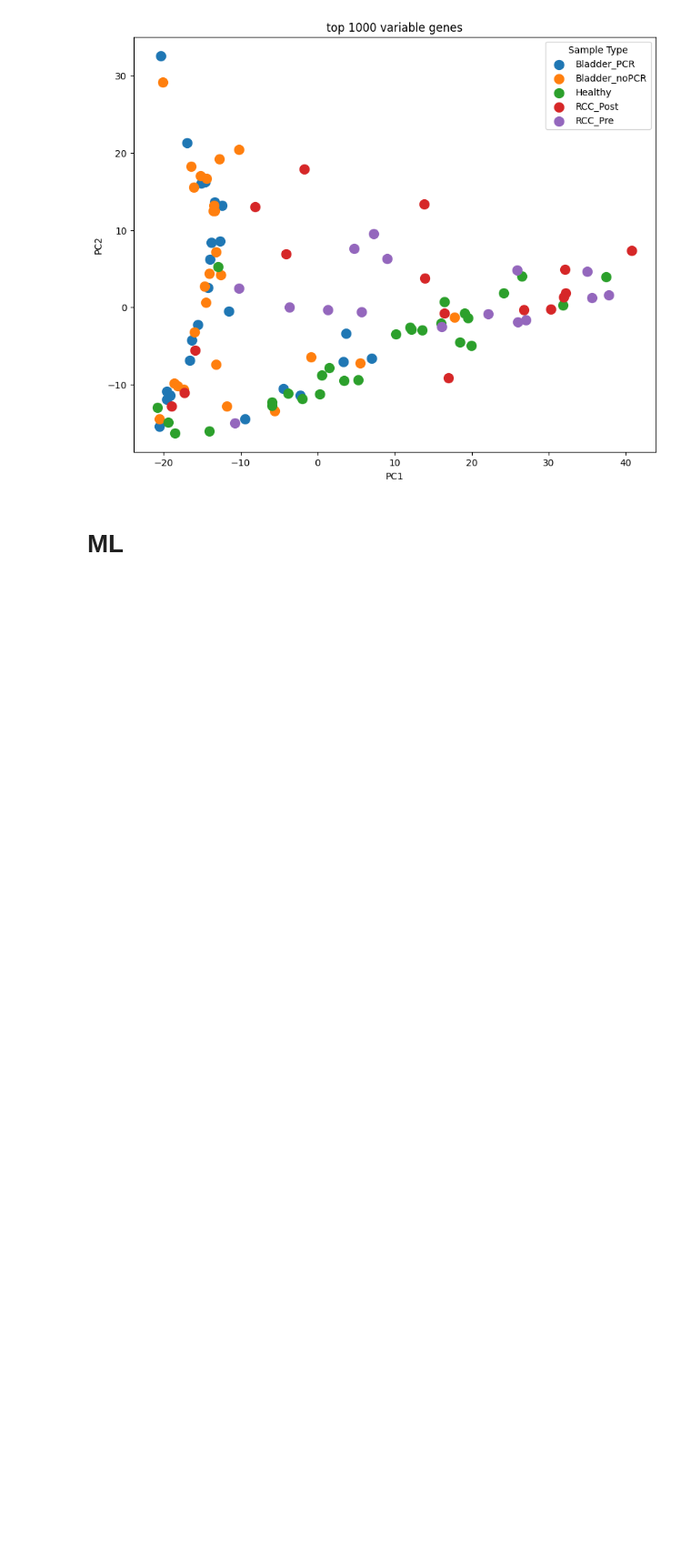
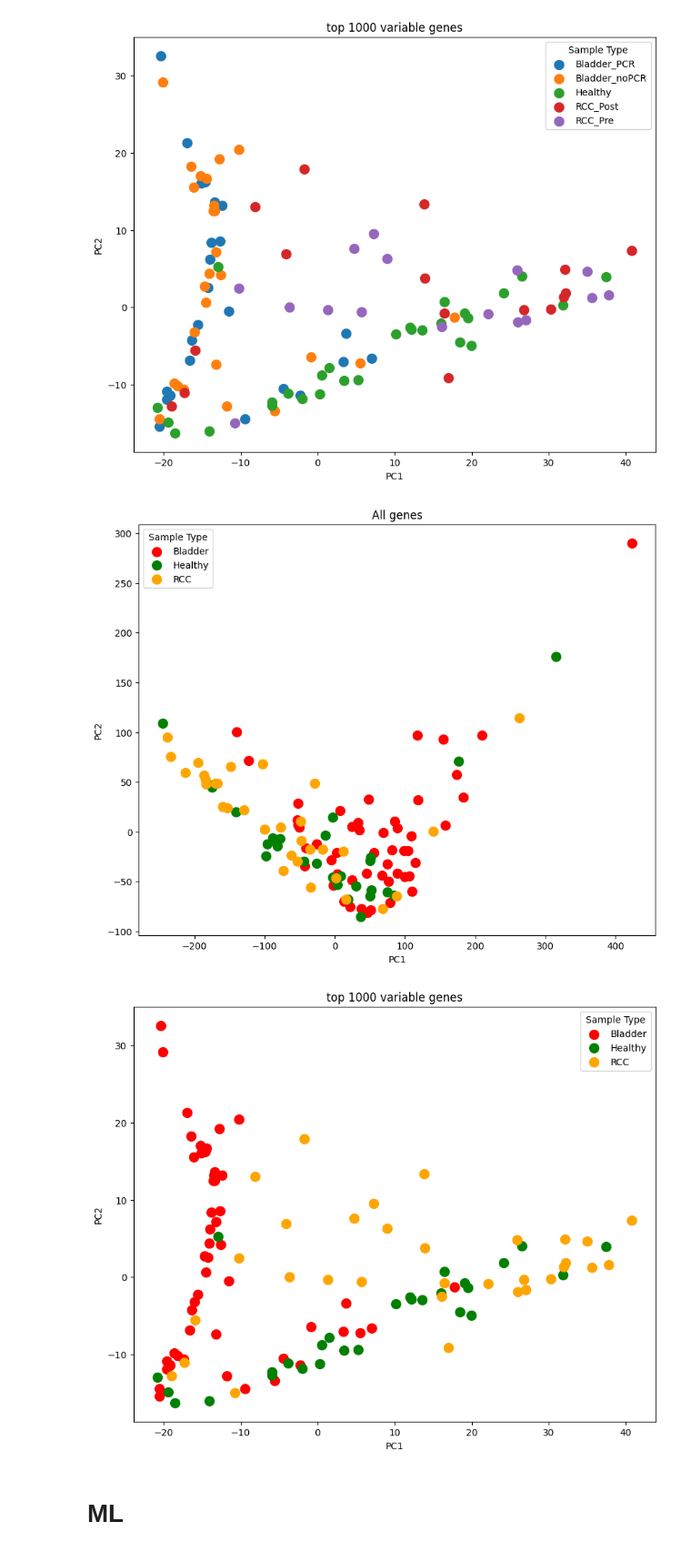
Before and after one commit to Irfanwustl/ResearchCode2_in_transition, a Jupyter notebook: cfRNA/After_TPM.ipynb, the cells around one changed output. Shown at 91% size. Drawn from its saved outputs; the diff is of its cells as text; code cells hidden in the pictures; blank space fills up the shorter version.

```diff
--- a/cfRNA/After_TPM.ipynb
+++ b/cfRNA/After_TPM.ipynb
@@ -186,5 +264,25 @@ plot_pca(df_tpm.loc[get_most_variable_genes(n=1000)],'top 1000 variable genes')
 # %% [output]
 [figure]
+# %%
+# Clone the DataFrame
+group_info_df2 = group_info_df.copy()
+
+# Define the transformation logic
+def transform_class(value):
+    if value in ['RCC_Pre', 'RCC_Post']:
+        return 'RCC'
+    elif value in ['Bladder_PCR', 'Bladder_noPCR']:
+        return 'Bladder'
+    else:
+        return value
+
+# Apply the transformation
+group_info_df2['Class'] = group_info_df2['Class'].apply(transform_class)
+plot_pca(df_tpm,  'All genes', group_info_df2,color_map = {'Bladder':'red','RCC':'orange','Healthy':'green'})
+plot_pca(df_tpm.loc[get_most_variable_genes(n=1000)],'top 1000 variable genes',group_info_df2,color_map = {'Bladder':'red','RCC':'orange','Healthy':'green'})
+# %% [output]
+[figure, added]
+[figure, added]
 # %% [markdown]
 # ML
 # %%
```
Also changed, not shown: parts of 3 cells of this notebook, 9 other files.
